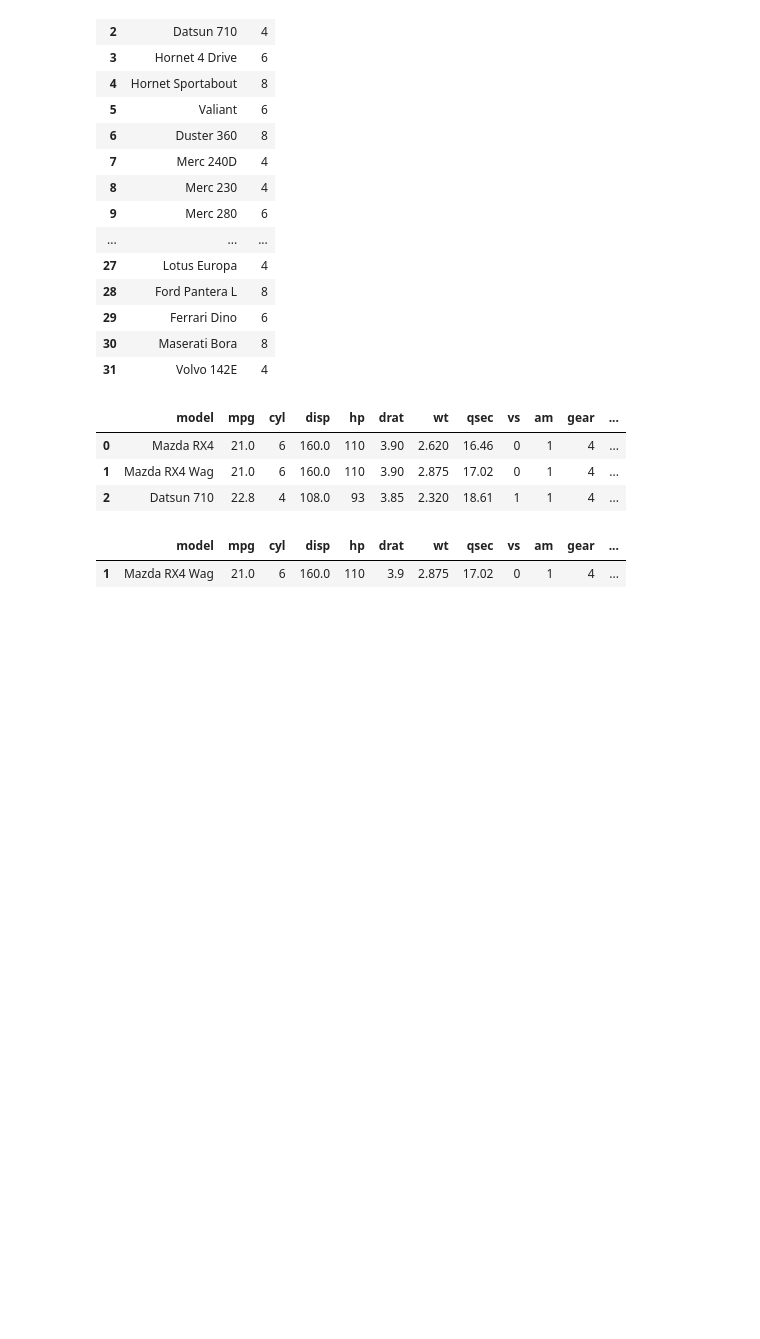
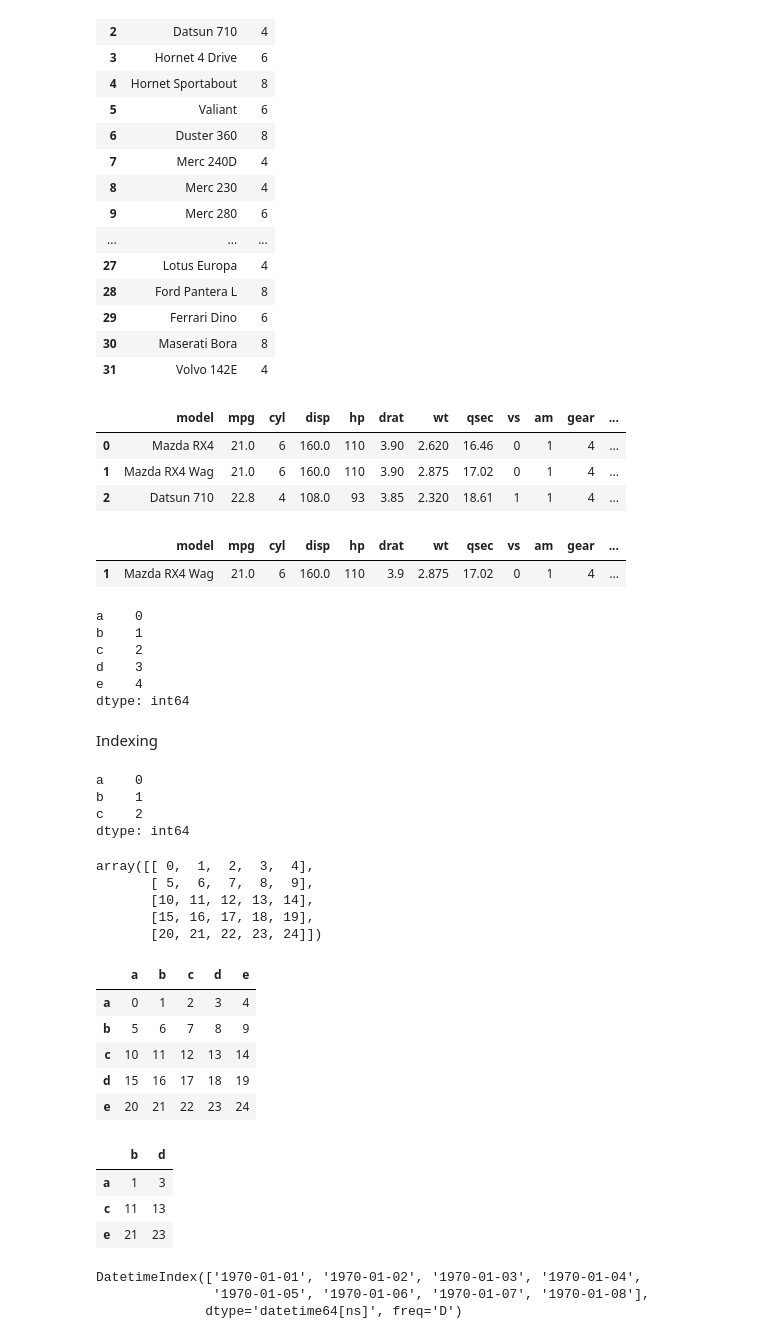
Before and after one commit to rajeshgowda116/Machine-Learning, a Jupyter notebook: python libraes/panda/pand.ipynb, the cells around one changed output. Saved outputs shown, nothing was run; the diff lists cells and outputs as text; code cells hidden in the pictures; blank space fills up the shorter version.

```diff
--- a/python libraes/panda/pand.ipynb
+++ b/python libraes/panda/pand.ipynb
@@ -560,3 +560,55 @@ data.loc[[1]]
 # %% [output]
 |  | model | mpg | cyl | disp | hp | drat | wt | qsec | vs | am | gear | ... |
 | 1 | Mazda RX4 Wag | 21.0 | 6 | 160.0 | 110 | 3.9 | 2.875 | 17.02 | 0 | 1 | 4 | ... |
+# %%
+ser = pd.Series(range(5), index=list("abcde"))
+ser
+# %% [output]
+a    0
+b    1
+c    2
+d    3
+e    4
+dtype: int64
+# %% [markdown]
+Indexing
+# %%
+print(ser.loc[['a','b','c']])
+# %% [output]
+a    0
+b    1
+c    2
+dtype: int64
+# %%
+a=np.arange(25).reshape(5,5)
+a
+# %% [output]
+array([[ 0,  1,  2,  3,  4],
+       [ 5,  6,  7,  8,  9],
+       [10, 11, 12, 13, 14],
+       [15, 16, 17, 18, 19],
+       [20, 21, 22, 23, 24]])
+# %%
+df = pd.DataFrame(np.arange(25).reshape(5, 5), index=list("abcde"), columns=list("abcde"))
+df
+# %% [output]
+|  | a | b | c | d | e |
+| a | 0 | 1 | 2 | 3 | 4 |
+| b | 5 | 6 | 7 | 8 | 9 |
+| c | 10 | 11 | 12 | 13 | 14 |
+| d | 15 | 16 | 17 | 18 | 19 |
+| e | 20 | 21 | 22 | 23 | 24 |
+# %%
+df.loc[['a','c','e'],['b','d']]
+# %% [output]
+|  | b | d |
+| a | 1 | 3 |
+| c | 11 | 13 |
+| e | 21 | 23 |
+# %%
+dates=pd.date_range(1/1/2000,periods=8)
+dates
+# %% [output]
+DatetimeIndex(['1970-01-01', '1970-01-02', '1970-01-03', '1970-01-04',
+               '1970-01-05', '1970-01-06', '1970-01-07', '1970-01-08'],
+              dtype='datetime64[ns]', freq='D')
```
Also changed, not shown: parts of 7 cells of this notebook.
